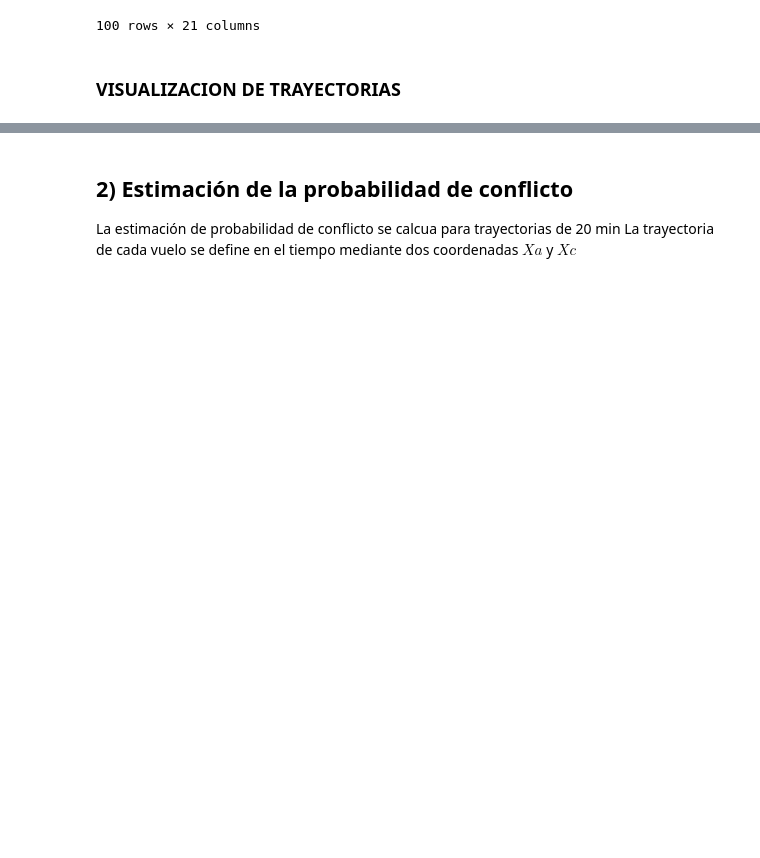
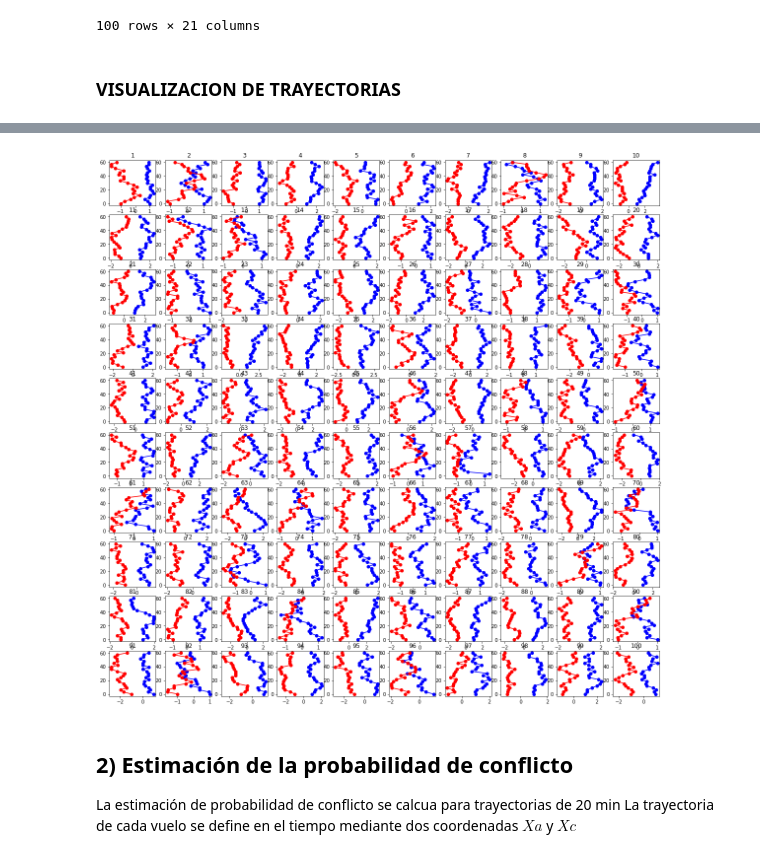
Before and after one commit to AnIsAsPe/Estimacion-probabilidad-conflicto-en-trayectorias-de-vuelos-paralelos, a Jupyter notebook: Notebooks/Estimación_probabilidad_de_conflicto_en_trayectorias_de_vuelo_MonteCarlo.ipynb, the cells around one changed output, grey strips where cells are left out. Saved outputs shown, nothing was run; the diff lists cells and outputs as text; code cells hidden in the pictures; blank space fills up the shorter version.

```diff
--- a/Notebooks/Estimación_probabilidad_de_conflicto_en_trayectorias_de_vuelo_MonteCarlo.ipynb
+++ b/Notebooks/Estimación_probabilidad_de_conflicto_en_trayectorias_de_vuelo_MonteCarlo.ipynb
@@ -242,3 +247,15 @@ plt.show()
+# %%
+fig, ax = plt.subplots(10, 10, figsize=(20, 20))
+for simulacion, subplot in zip(range(1,101), ax.flatten()):
+
+    subplot.plot(X_c['A'].loc['simulación_'+str(simulacion)].T,
+             X_a['A'].loc['simulación_'+str(simulacion)].T, 'o-', color='b')
+    subplot.plot(X_c['B'].loc['simulación_'+str(simulacion)].T,
+                 X_a['B'].loc['simulación_'+str(simulacion)].T, 'o-', color='r')
+    subplot.set_title( str(simulacion))
+plt.show()
+# %% [output]
+[figure, added]
 # %% [markdown]
 ## 2) Estimación de la probabilidad de conflicto
 La estimación de probabilidad de conflicto se calcua para trayectorias de 20 min
```
Also changed, not shown: parts of 10 cells of this notebook.
